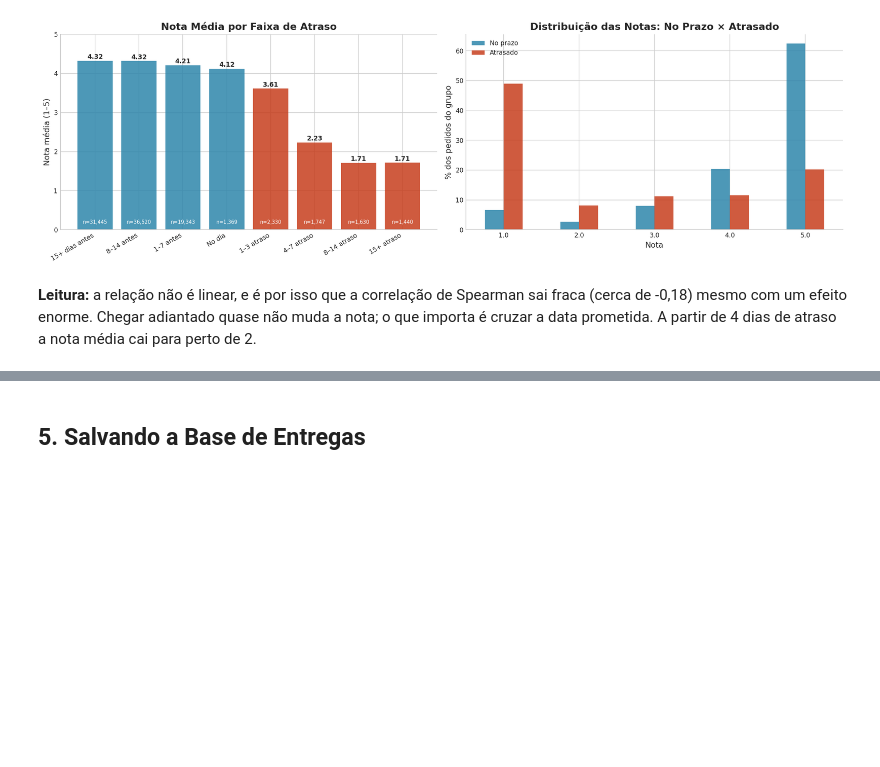
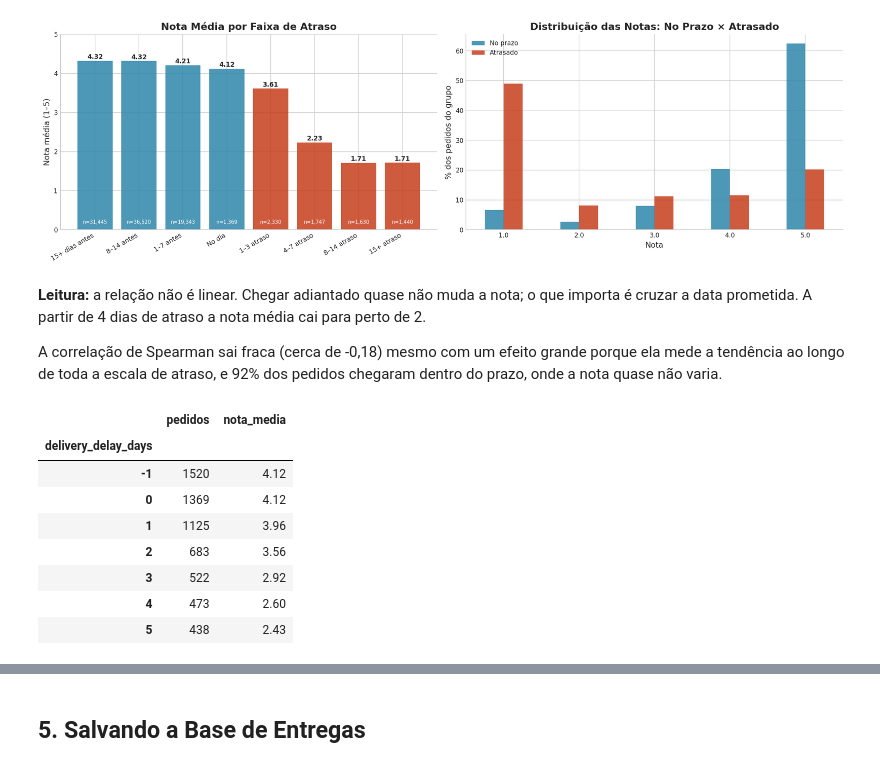
Before and after one commit to ViniciusBelo/olist-ecommerce-analysis, a Jupyter notebook: notebooks/06_analise_entregas.ipynb, the cells around one changed output, grey strips where cells are left out. Drawn from its saved outputs; the diff is of its cells as text; code cells hidden in the pictures; blank space fills up the shorter version.

```diff
--- a/notebooks/06_analise_entregas.ipynb
+++ b/notebooks/06_analise_entregas.ipynb
@@ -285,4 +285,25 @@ plt.show()
   ✓ Figura salva: 06_atraso_vs_nota.png
 [figure]
 # %% [markdown]
-**Leitura:** a relação não é linear, e é por isso que a correlação de Spearman sai fraca (cerca de -0,18) mesmo com um efeito enorme. Chegar adiantado quase não muda a nota; o que importa é cruzar a data prometida. A partir de 4 dias de atraso a nota média cai para perto de 2.
+**Leitura:** a relação não é linear. Chegar adiantado quase não muda a nota; o que importa é cruzar a data prometida. A partir de 4 dias de atraso a nota média cai para perto de 2.
+
+A correlação de Spearman sai fraca (cerca de -0,18) mesmo com um efeito grande porque ela mede a tendência ao longo de toda a escala de atraso, e 92% dos pedidos chegaram dentro do prazo, onde a nota quase não varia.
+# %%
+# Os primeiros dias de atraso, um a um
+dia_a_dia = (
+    avaliados[avaliados['delivery_delay_days'].between(-1, 5)]
+    .groupby('delivery_delay_days')
+    .agg(pedidos=('order_id', 'count'), nota_media=('review_score', 'mean'))
+)
+dia_a_dia.index = dia_a_dia.index.astype(int)
+display(dia_a_dia.round(2))
+# %% [output]
+|  | pedidos | nota_media |
+| delivery_delay_days |  |  |
+| -1 | 1520 | 4.12 |
+| 0 | 1369 | 4.12 |
+| 1 | 1125 | 3.96 |
+| 2 | 683 | 3.56 |
+| 3 | 522 | 2.92 |
+| 4 | 473 | 2.60 |
+| 5 | 438 | 2.43 |
```
Also changed, not shown: parts of 4 cells of this notebook, 1 other file.
